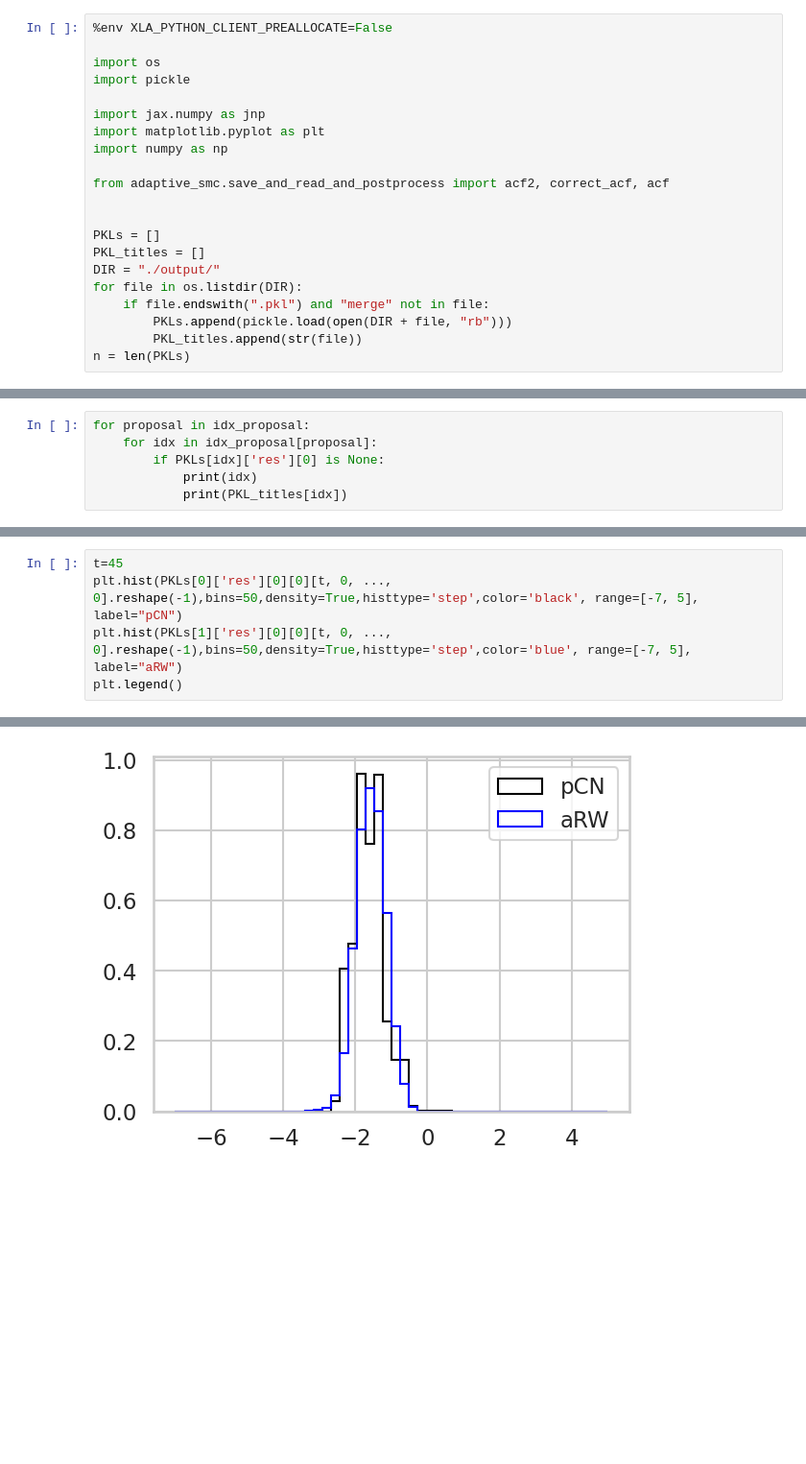
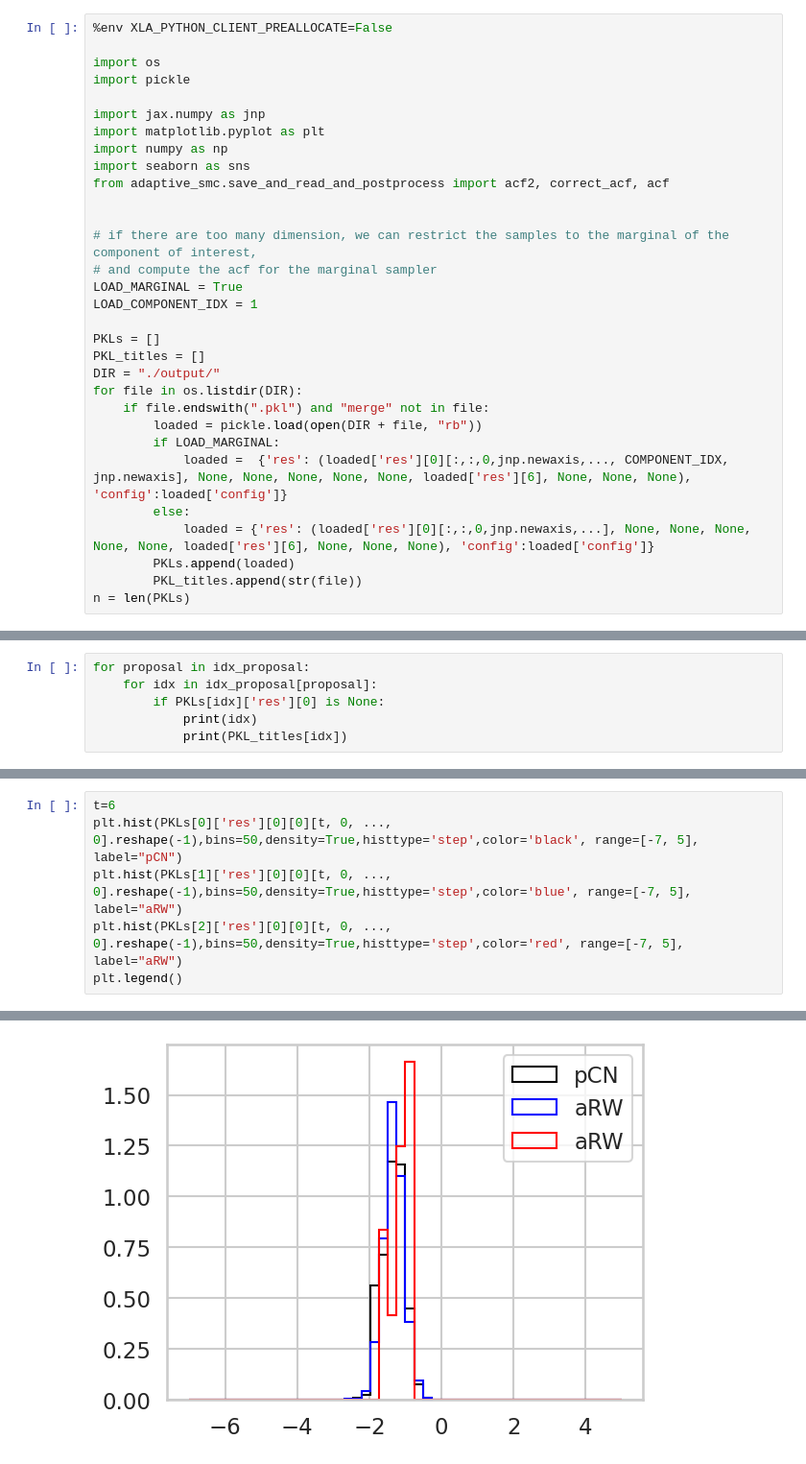
Before and after one commit to ylefay/adaptive_smc_tempering, a Jupyter notebook: adaptive_smc/experiments_bis/comparison/logistic_regression/Sonar/ACF.ipynb, the cells around one changed output, grey strips where cells are left out. Shown at 96% size. Cells and saved outputs as stored; diff of their text form; blank space fills up the shorter version.

```diff
--- a/adaptive_smc/experiments_bis/comparison/logistic_regression/Sonar/ACF.ipynb
+++ b/adaptive_smc/experiments_bis/comparison/logistic_regression/Sonar/ACF.ipynb
@@ -7,16 +7,26 @@ import pickle
 import jax.numpy as jnp
 import matplotlib.pyplot as plt
 import numpy as np
-
+import seaborn as sns
 from adaptive_smc.save_and_read_and_postprocess import acf2, correct_acf, acf
 
+
+# if there are too many dimension, we can restrict the samples to the marginal of the component of interest,
+# and compute the acf for the marginal sampler
+LOAD_MARGINAL = True
+LOAD_COMPONENT_IDX = 1
 
 PKLs = []
 PKL_titles = []
 DIR = "./output/"
 for file in os.listdir(DIR):
     if file.endswith(".pkl") and "merge" not in file:
-        PKLs.append(pickle.load(open(DIR + file, "rb")))
+        loaded = pickle.load(open(DIR + file, "rb"))
+        if LOAD_MARGINAL:
+            loaded =  {'res': (loaded['res'][0][:,:,0,jnp.newaxis,..., COMPONENT_IDX, jnp.newaxis], None, None, None, None, None, loaded['res'][6], None, None, None), 'config':loaded['config']}
+        else:
+            loaded = {'res': (loaded['res'][0][:,:,0,jnp.newaxis,...], None, None, None, None, None, loaded['res'][6], None, None, None), 'config':loaded['config']}
+        PKLs.append(loaded)
         PKL_titles.append(str(file))
 n = len(PKLs)
 # %% [output]
@@ -171,8 +208,9 @@ idx_proposal
 # %%
-t=45
+t=6
 plt.hist(PKLs[0]['res'][0][0][t, 0, ..., 0].reshape(-1),bins=50,density=True,histtype='step',color='black', range=[-7, 5], label="pCN")
 plt.hist(PKLs[1]['res'][0][0][t, 0, ..., 0].reshape(-1),bins=50,density=True,histtype='step',color='blue', range=[-7, 5], label="aRW")
+plt.hist(PKLs[2]['res'][0][0][t, 0, ..., 0].reshape(-1),bins=50,density=True,histtype='step',color='red', range=[-7, 5], label="aRW")
 plt.legend()
 # %% [output]
 <matplotlib.legend.Legend at 0x...>
-[figure, old version]
+[figure, new version]
```
Also changed, not shown: parts of 9 cells of this notebook, 9 other files.
